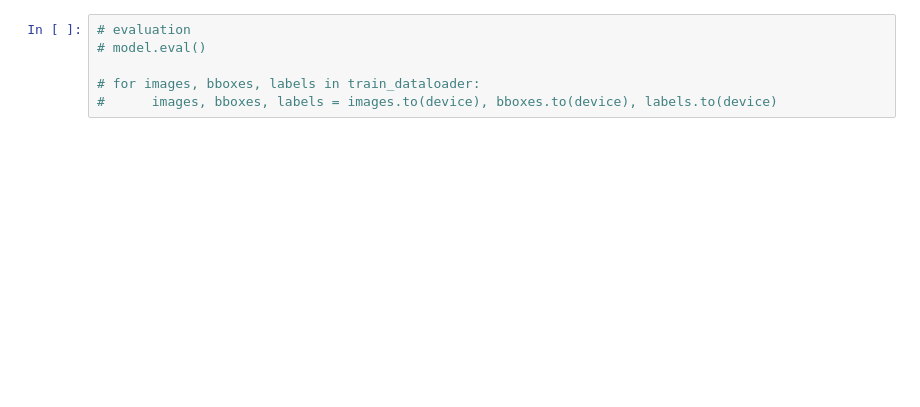
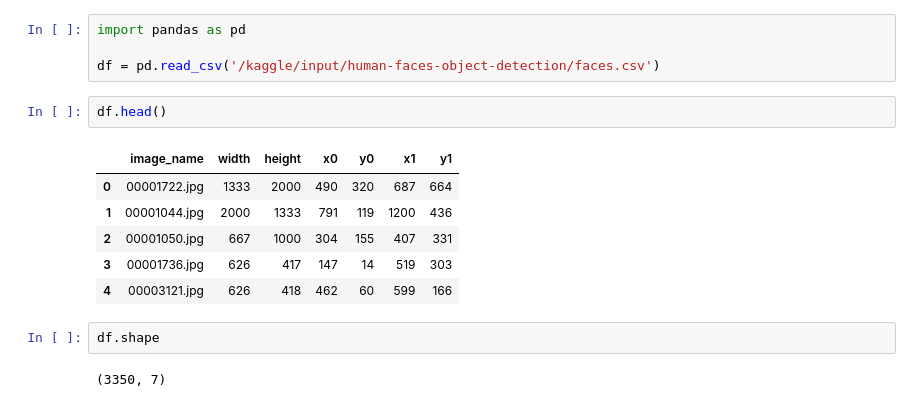
Before and after one commit to AkashKoley012/Computer-Vision-Projects, a Jupyter notebook: Face Detection.ipynb, the cells around one changed output. Cells and saved outputs as stored; diff of their text form; blank space fills up the shorter version.

```diff
--- a/Face Detection.ipynb
+++ b/Face Detection.ipynb
@@ -308,6 +1,17 @@ plot_rect2(image, label)
-# %%
-# evaluation
-# model.eval()
-
-# for images, bboxes, labels in train_dataloader:
-#      images, bboxes, labels = images.to(device), bboxes.to(device), labels.to(device)
+# %%
+import pandas as pd
+
+df = pd.read_csv('/kaggle/input/human-faces-object-detection/faces.csv')
+# %%
+df.head()
+# %% [output]
+|  | image_name | width | height | x0 | y0 | x1 | y1 |
+| 0 | 00001722.jpg | 1333 | 2000 | 490 | 320 | 687 | 664 |
+| 1 | 00001044.jpg | 2000 | 1333 | 791 | 119 | 1200 | 436 |
+| 2 | 00001050.jpg | 667 | 1000 | 304 | 155 | 407 | 331 |
+| 3 | 00001736.jpg | 626 | 417 | 147 | 14 | 519 | 303 |
+| 4 | 00003121.jpg | 626 | 418 | 462 | 60 | 599 | 166 |
+# %%
+df.shape
+# %% [output]
+(3350, 7)
```
Also changed, not shown: parts of 34 cells of this notebook.
